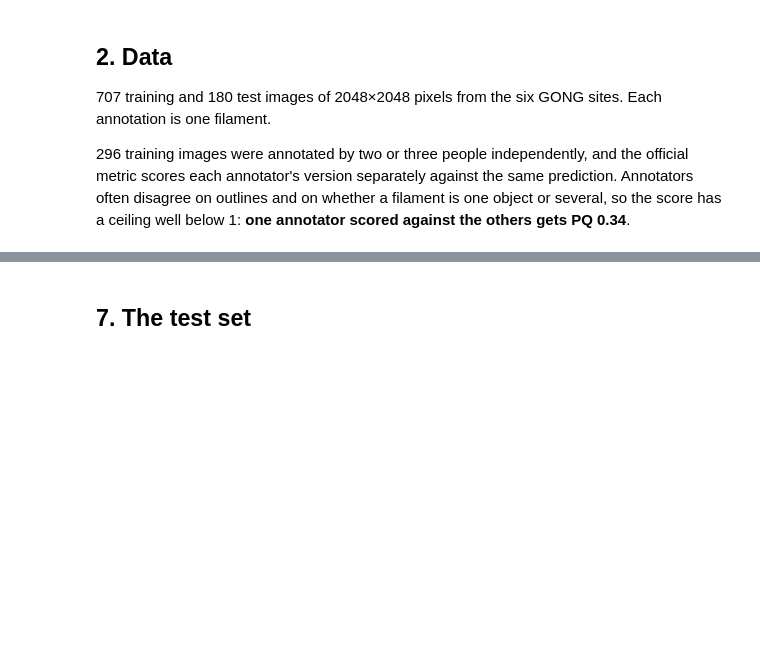
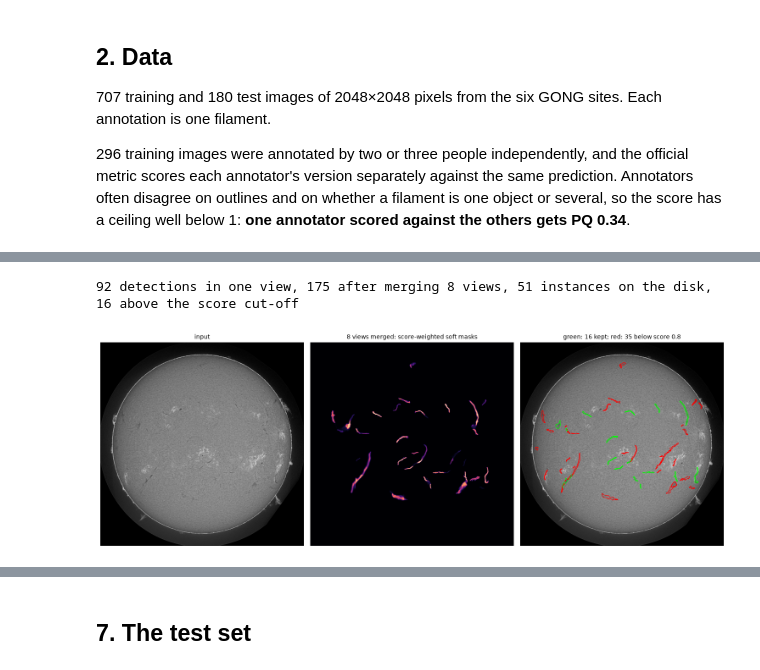
Before and after one commit to LucaT2/solar-filament-segmentation, a Jupyter notebook: notebooks/solar_filament_pipeline.ipynb, the cells around one changed output, grey strips where cells are left out. Saved outputs shown, nothing was run; the diff lists cells and outputs as text; code cells hidden in the pictures; blank space fills up the shorter version.

```diff
--- a/notebooks/solar_filament_pipeline.ipynb
+++ b/notebooks/solar_filament_pipeline.ipynb
@@ -194,0 +191,29 @@ shown[["comp", "area", "mean_prob", "contrast", "length", "elongation", "r_norm"
+# %%
+pipeline = FinalPipeline.load()
+path = paths.test_images / "20140420195854Bh.jpeg"
+info = image_info(path)
+img = read_image(path)
+
+one_view = predict_instances(pipeline.model, full_image_input(info), pipeline.device, torch.float16)
+detections = pipeline.detect(path, info)
+comps = pipeline.components(detections, info)
+keep = set(comps.keep(cfg.min_area, cfg.min_score).tolist())
+print(f"{len(one_view)} detections in one view, {len(detections)} after merging {VIEWS} views, "
+      f"{comps.n} instances on the disk, {len(keep)} above the score cut-off")
+
+fig, axes = plt.subplots(1, 3, figsize=(15, 5.4))
+axes[0].imshow(img, cmap="gray")
+axes[0].set_title("input", fontsize=10)
+axes[1].imshow(to_prob_map(detections), cmap="magma", vmin=0, vmax=1)
+axes[1].set_title(f"{VIEWS} views merged: score-weighted soft masks", fontsize=10)
+axes[2].imshow(img, cmap="gray")
+for i in range(1, comps.n + 1):
+    outline(axes[2], comps.labels == i, "lime" if i in keep else "red")
+axes[2].set_title(f"green: {len(keep)} kept; red: {comps.n - len(keep)} below score {cfg.min_score}", fontsize=10)
+for ax in axes:
+    ax.axis("off")
+plt.tight_layout()
+plt.show()
+# %% [output]
+92 detections in one view, 175 after merging 8 views, 51 instances on the disk, 16 above the score cut-off
+[figure, added]
```
Also changed, not shown: parts of 27 cells of this notebook, 19 other files.
